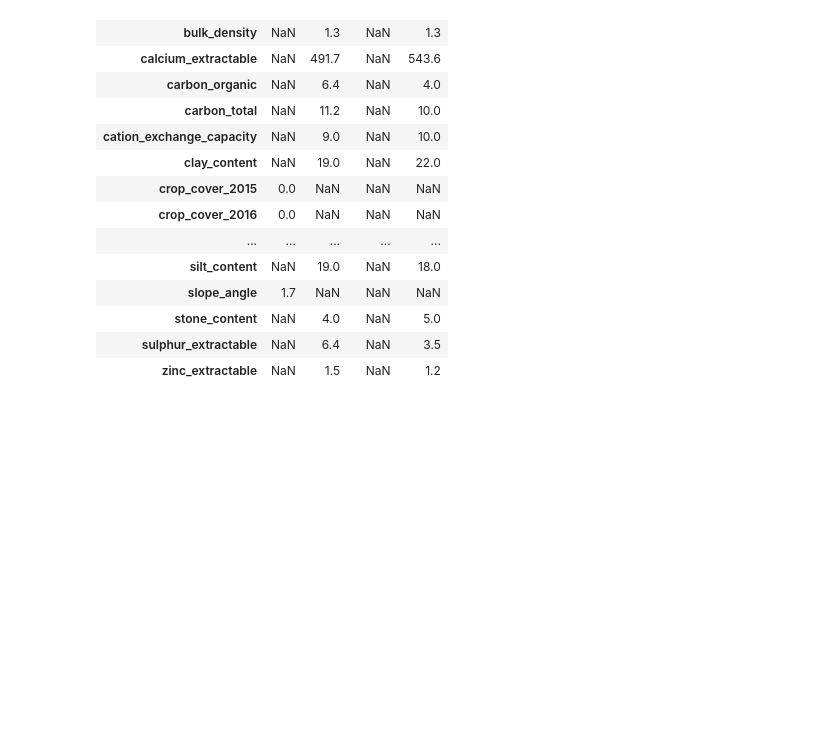
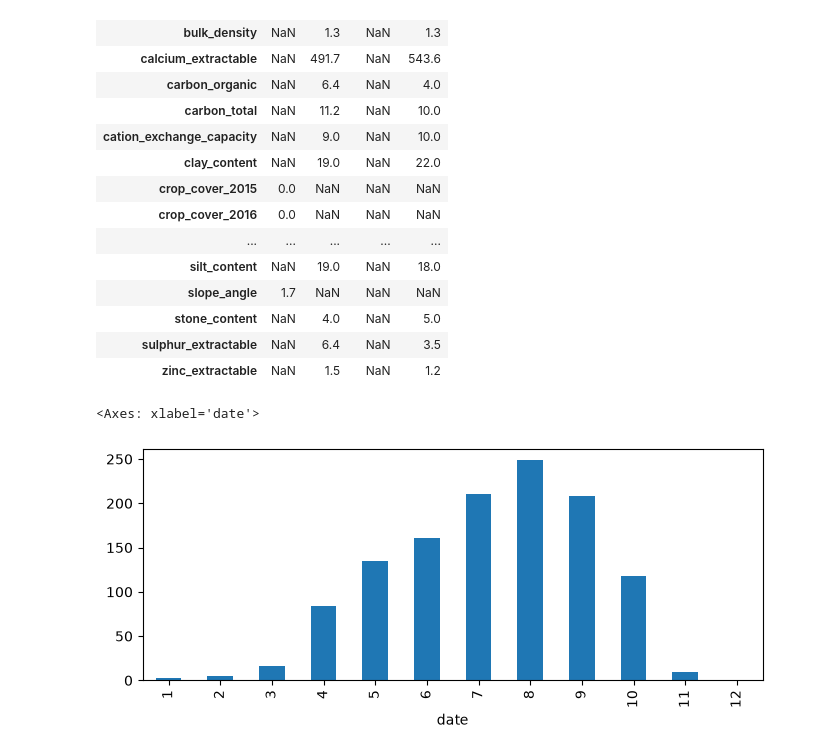
Before and after one commit to naheem3410/nasa-field-shift, a Jupyter notebook: notebooks/explore_soil.ipynb, the cells around one changed output. Cells and saved outputs as stored; diff of their text form; code cells hidden in the pictures; blank space fills up the shorter version.

```diff
--- a/notebooks/explore_soil.ipynb
+++ b/notebooks/explore_soil.ipynb
@@ -219,3 +254,9 @@ api_here.pivot_table(index='property', columns='depth', values='value_numeric')
 | stone_content | NaN | 4.0 | NaN | 5.0 |
 | sulphur_extractable | NaN | 6.4 | NaN | 3.5 |
 | zinc_extractable | NaN | 1.5 | NaN | 1.2 |
+# %%
+rain = ts["PRECTOTCORR"].resample("MS").sum()
+rain.groupby(rain.index.month).mean().plot.bar(figsize=(8, 3))
+# %% [output]
+<Axes: xlabel='date'>
+[figure, added]
```
Also changed, not shown: parts of 5 cells of this notebook, 9 other files.
